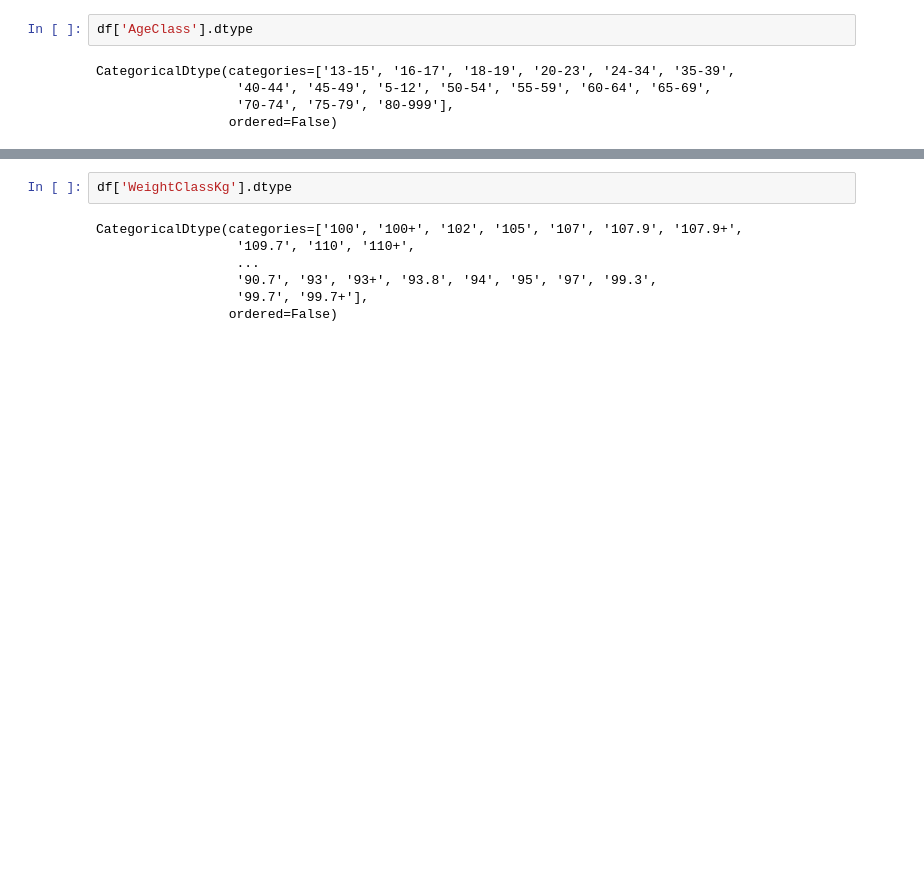
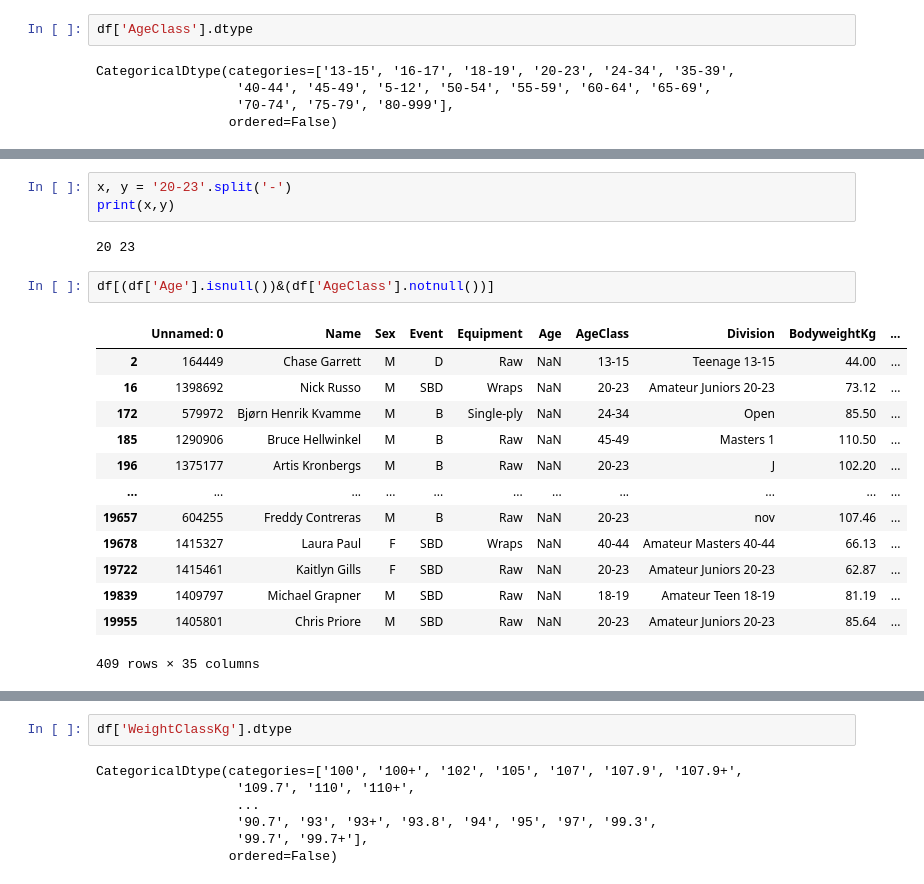
Before and after one commit to RafaelBNN/if697, a Jupyter notebook: ProjetoIF697.ipynb, the cells around one changed output, grey strips where cells are left out. Saved outputs shown, nothing was run; the diff lists cells and outputs as text; blank space fills up the shorter version.

```diff
--- a/ProjetoIF697.ipynb
+++ b/ProjetoIF697.ipynb
@@ -417,0 +490,21 @@ CategoricalDtype(categories=['13-15', '16-17', '18-19', '20-23', '24-34', '35-39
+# %%
+x, y = '20-23'.split('-')
+print(x,y)
+# %% [output]
+20 23
+# %%
+df[(df['Age'].isnull())&(df['AgeClass'].notnull())]
+# %% [output]
+|  | Unnamed: 0 | Name | Sex | Event | Equipment | Age | AgeClass | Division | BodyweightKg | ... |
+| 2 | 164449 | Chase Garrett | M | D | Raw | NaN | 13-15 | Teenage 13-15 | 44.00 | ... |
+| 16 | 1398692 | Nick Russo | M | SBD | Wraps | NaN | 20-23 | Amateur Juniors 20-23 | 73.12 | ... |
+| 172 | 579972 | Bjørn Henrik Kvamme | M | B | Single-ply | NaN | 24-34 | Open | 85.50 | ... |
+| 185 | 1290906 | Bruce Hellwinkel | M | B | Raw | NaN | 45-49 | Masters 1 | 110.50 | ... |
+| 196 | 1375177 | Artis Kronbergs | M | B | Raw | NaN | 20-23 | J | 102.20 | ... |
+| ... | ... | ... | ... | ... | ... | ... | ... | ... | ... | ... |
+| 19657 | 604255 | Freddy Contreras | M | B | Raw | NaN | 20-23 | nov | 107.46 | ... |
+| 19678 | 1415327 | Laura Paul | F | SBD | Wraps | NaN | 40-44 | Amateur Masters 40-44 | 66.13 | ... |
+| 19722 | 1415461 | Kaitlyn Gills | F | SBD | Raw | NaN | 20-23 | Amateur Juniors 20-23 | 62.87 | ... |
+| 19839 | 1409797 | Michael Grapner | M | SBD | Raw | NaN | 18-19 | Amateur Teen 18-19 | 81.19 | ... |
+| 19955 | 1405801 | Chris Priore | M | SBD | Raw | NaN | 20-23 | Amateur Juniors 20-23 | 85.64 | ... |
+409 rows × 35 columns
```
Also changed, not shown: parts of 20 cells of this notebook.
